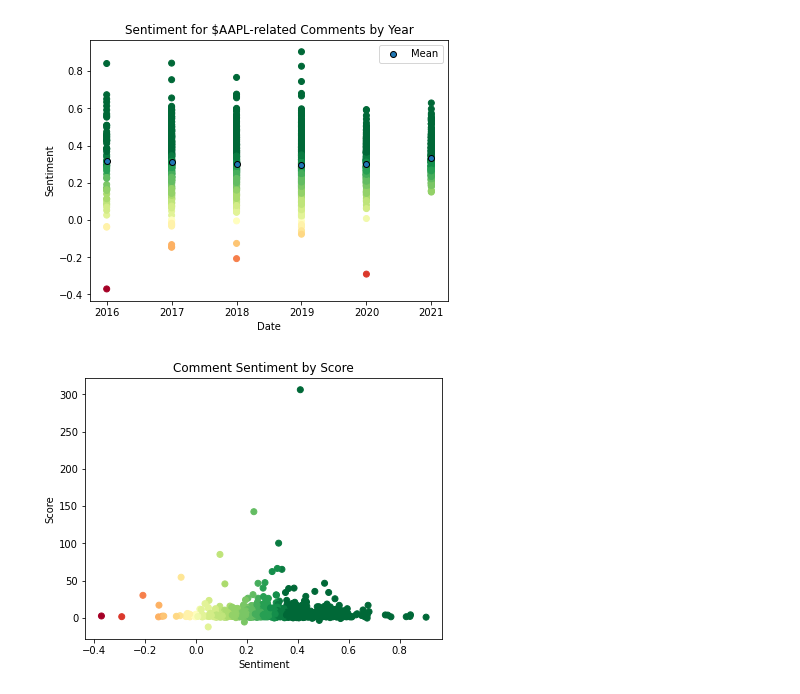
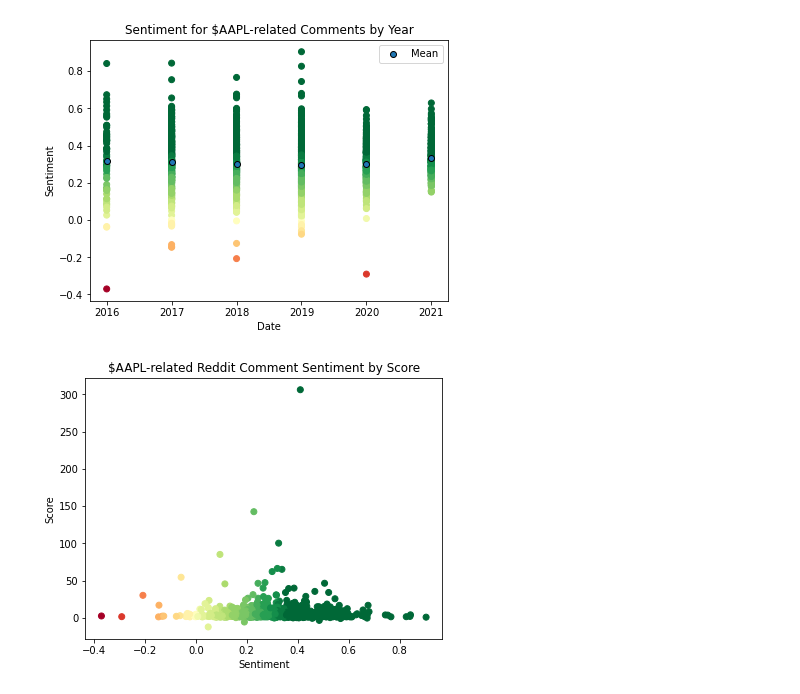
Before and after one commit to JackIHill/DataAnalytics, a Jupyter notebook: Independent/AAPL Analysis/AAPL Stock+Reddit Analysis.ipynb, the cells around one changed output. Cells and saved outputs as stored; diff of their text form; code cells hidden in the pictures.

Commit message:
fixed scatter title

```diff
--- a/Independent/AAPL Analysis/AAPL Stock+Reddit Analysis.ipynb
+++ b/Independent/AAPL Analysis/AAPL Stock+Reddit Analysis.ipynb
@@ -596,10 +596,10 @@ plt.show()
 # %%
 plt.scatter(sentiment['sentiment'], sentiment['score'], c=sentiment['sentiment'], norm=norm, cmap=cmap)
 
 plt.xlabel('Sentiment')
 plt.ylabel('Score')
-plt.title('$AAPL relateComment Sentiment by Score')
+plt.title('$AAPL-related Reddit Comment Sentiment by Score')
 
 plt.show()
 # %% [output]
-[figure, old version]
+[figure, new version]
```
Also changed, not shown: parts of 4 cells of this notebook.
